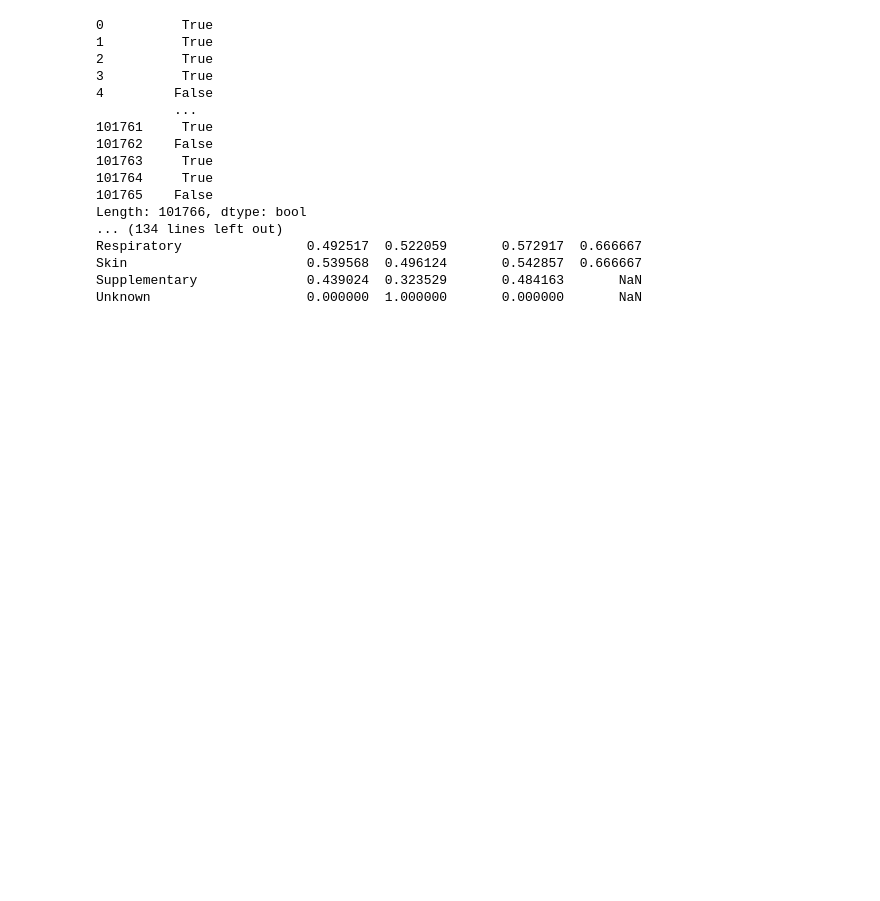
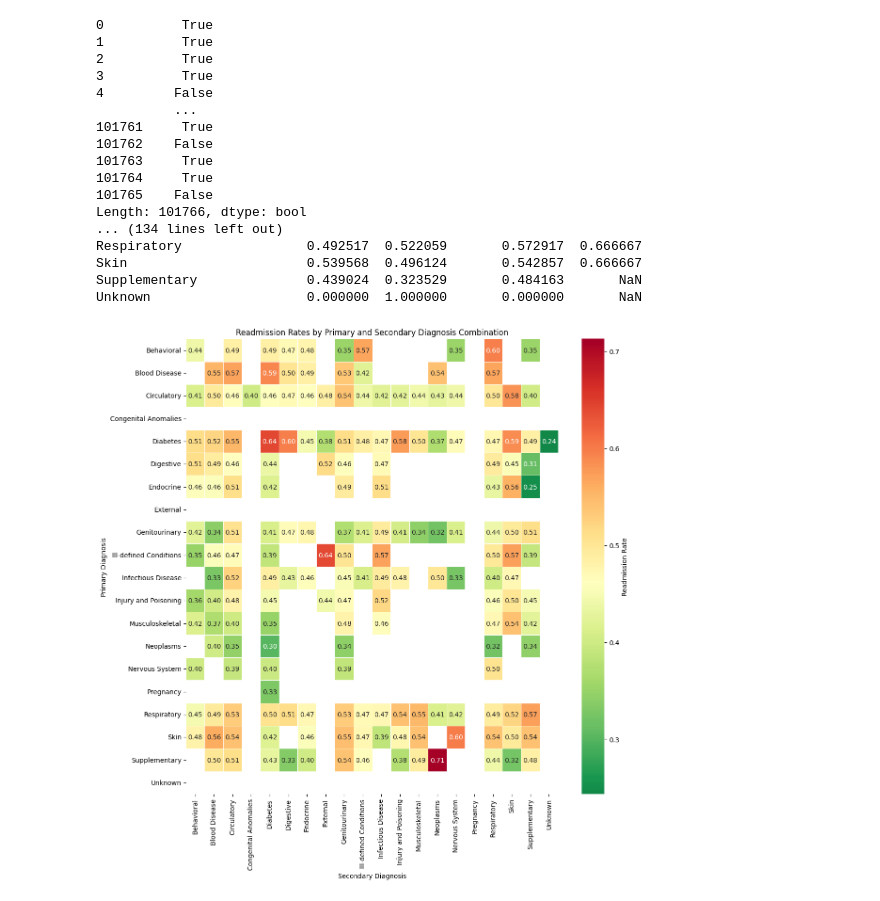
Before and after one commit to aboltonbsb/diabetes-readmission-predictor, a Jupyter notebook: notebooks/02_EDA.ipynb, the cells around one changed output. Drawn from its saved outputs; the diff is of its cells as text; code cells hidden in the pictures; blank space fills up the shorter version.

Commit message:
finished diagnosis feature analysis

```diff
--- a/notebooks/02_EDA.ipynb
+++ b/notebooks/02_EDA.ipynb
@@ -320,3 +331,32 @@ Respiratory                0.492517  0.522059       0.572917  0.666667
 Skin                       0.539568  0.496124       0.542857  0.666667
 Supplementary              0.439024  0.323529       0.484163       NaN
 Unknown                    0.000000  1.000000       0.000000       NaN
+# %%
+combo_counts = pd.crosstab(
+    df_filtered['diag_1_cat'],
+    df_filtered['diag_2_cat']
+)
+
+combo_rates_masked = combo_rates.copy()
+combo_rates_masked[combo_counts < 30] = np.nan
+# %%
+import seaborn as sns
+
+plt.figure(figsize=(12,12))
+sns.heatmap(
+    combo_rates_masked,
+    annot=True,
+    fmt='.2f',
+    cmap='RdYlGn_r',
+    center=baseline,
+    linewidths=0.5,
+    cbar_kws={'label': 'Readmission Rate'}
+)
+
+plt.title('Readmission Rates by Primary and Secondary Diagnosis Combination')
+plt.xlabel('Secondary Diagnosis')
+plt.ylabel('Primary Diagnosis')
+plt.tight_layout()
+plt.show()
+# %% [output]
+[figure, added]
```
Also changed, not shown: parts of 2 cells of this notebook.
